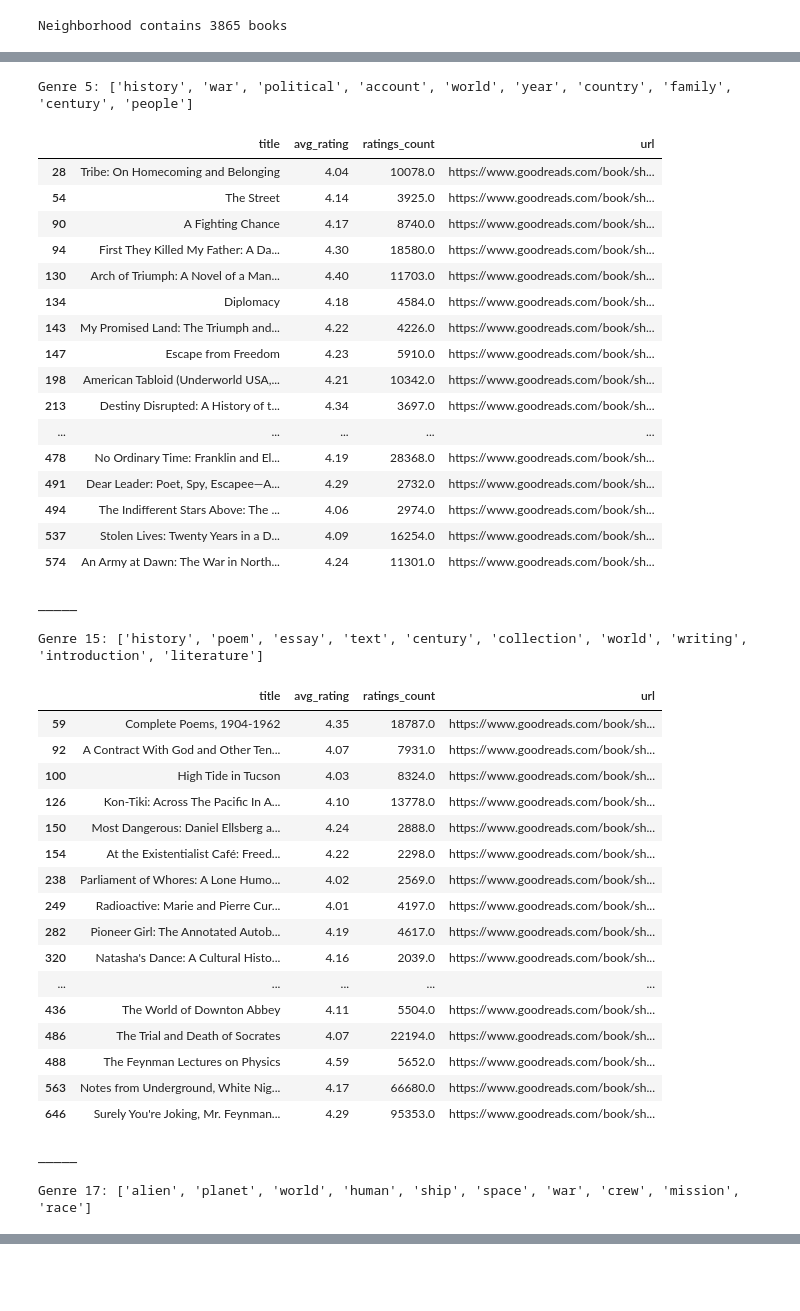
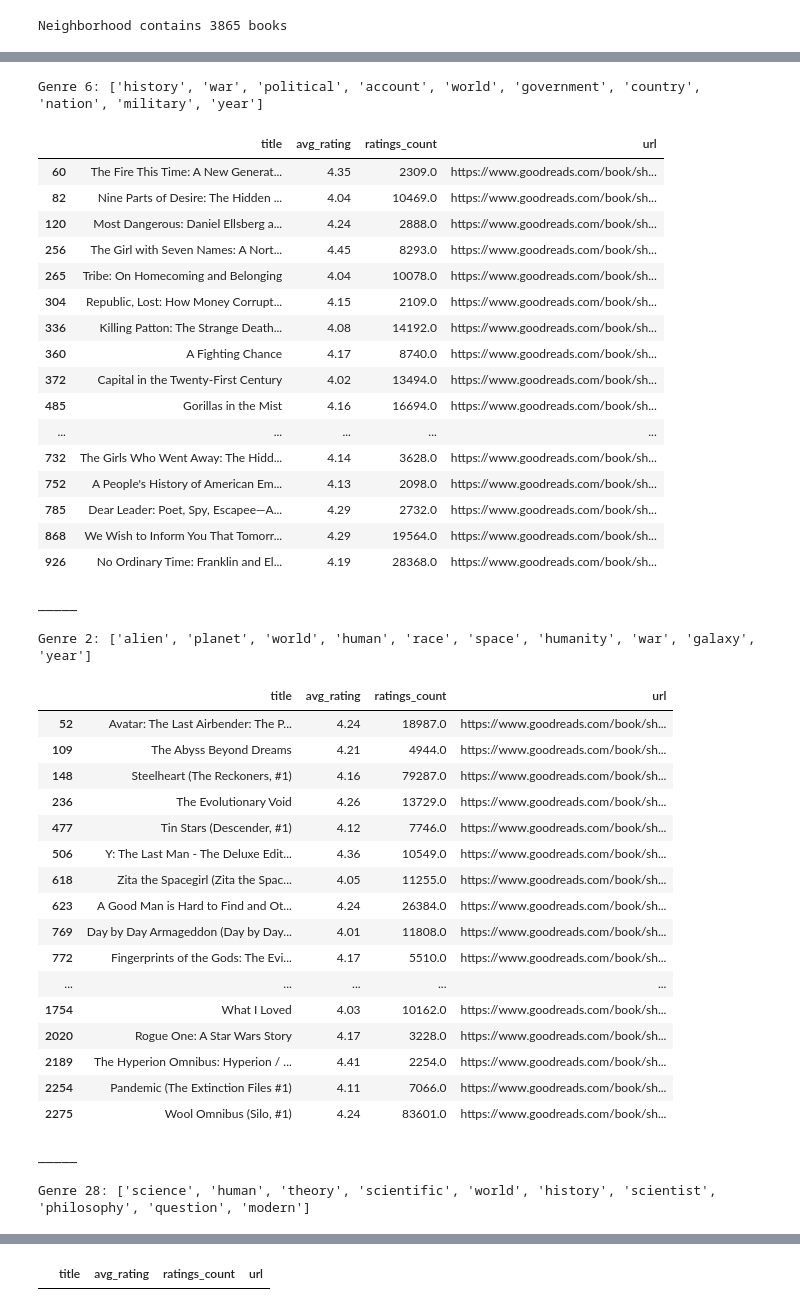
Before and after one commit to mraottth/projects, a Jupyter notebook: Goodreads Book Recommender/02_book_recommender.ipynb, the cells around one changed output, grey strips where cells are left out. Saved outputs shown, nothing was run; the diff lists cells and outputs as text; code cells hidden in the pictures; blank space fills up the shorter version.

```diff
--- a/Goodreads Book Recommender/02_book_recommender.ipynb
+++ b/Goodreads Book Recommender/02_book_recommender.ipynb
@@ -781,11 +783,11 @@ def matrix_factorization(R, k_components=5, steps=4000, lr=0.0002, beta=0.03, de
 # Train model and get predictions
 preds, user_embed, item_embed = matrix_factorization(
                                     R,
-                                    k_components=20,
+                                    k_components=50,
                                     lr=0.009,
-                                    beta=0.04,
+                                    beta=0.05,
                                     decay=True,
-                                    steps=4000,
+                                    steps=6000,
                                     verbose=1
                                 )
 df_preds_GD = pd.DataFrame(preds, columns=gd_neighborhood_book_index, index=gd_neighborhood_index)\
@@ -822,57 +826,57 @@ top_preds_GD[["title","avg_rating","predicted_rating","ratings_count","year","ur
 # %%
 # Highest rated books by each of the top genres
 show_top_recs_by_genre(
     target_user_ratings,
     gd_neighborhoodhood_ratings,
     preds=top_preds_GD,
     how="MF",
     whose_genres="target",
-    n_genres=5,
+    n_genres=10,
     min_score=4.0,
     min_ratings=2000,
     n_recs=20,
     write_to_excel=False
 )
 # %% [output]
-Genre 5: ['history', 'war', 'political', 'account', 'world', 'year', 'country', 'family', 'century', 'people']
+Genre 6: ['history', 'war', 'political', 'account', 'world', 'government', 'country', 'nation', 'military', 'year']
 |  | title | avg_rating | ratings_count | url |
-| 28 | Tribe: On Homecoming and Belonging | 4.04 | 10078.0 | https://www.goodreads.com/book/sh... |
-| 54 | The Street | 4.14 | 3925.0 | https://www.goodreads.com/book/sh... |
-| 90 | A Fighting Chance | 4.17 | 8740.0 | https://www.goodreads.com/book/sh... |
-| 94 | First They Killed My Father: A Da... | 4.30 | 18580.0 | https://www.goodreads.com/book/sh... |
-| 130 | Arch of Triumph: A Novel of a Man... | 4.40 | 11703.0 | https://www.goodreads.com/book/sh... |
-| 134 | Diplomacy | 4.18 | 4584.0 | https://www.goodreads.com/book/sh... |
-| 143 | My Promised Land: The Triumph and... | 4.22 | 4226.0 | https://www.goodreads.com/book/sh... |
-| 147 | Escape from Freedom | 4.23 | 5910.0 | https://www.goodreads.com/book/sh... |
-| 198 | American Tabloid (Underworld USA,... | 4.21 | 10342.0 | https://www.goodreads.com/book/sh... |
-| 213 | Destiny Disrupted: A History of t... | 4.34 | 3697.0 | https://www.goodreads.com/book/sh... |
+| 60 | The Fire This Time: A New Generat... | 4.35 | 2309.0 | https://www.goodreads.com/book/sh... |
+| 82 | Nine Parts of Desire: The Hidden ... | 4.04 | 10469.0 | https://www.goodreads.com/book/sh... |
+| 120 | Most Dangerous: Daniel Ellsberg a... | 4.24 | 2888.0 | https://www.goodreads.com/book/sh... |
+| 256 | The Girl with Seven Names: A Nort... | 4.45 | 8293.0 | https://www.goodreads.com/book/sh... |
+| 265 | Tribe: On Homecoming and Belonging | 4.04 | 10078.0 | https://www.goodreads.com/book/sh... |
+| 304 | Republic, Lost: How Money Corrupt... | 4.15 | 2109.0 | https://www.goodreads.com/book/sh... |
+| 336 | Killing Patton: The Strange Death... | 4.08 | 14192.0 | https://www.goodreads.com/book/sh... |
+| 360 | A Fighting Chance | 4.17 | 8740.0 | https://www.goodreads.com/book/sh... |
+| 372 | Capital in the Twenty-First Century | 4.02 | 13494.0 | https://www.goodreads.com/book/sh... |
+| 485 | Gorillas in the Mist | 4.16 | 16694.0 | https://www.goodreads.com/book/sh... |
 | ... | ... | ... | ... | ... |
-| 478 | No Ordinary Time: Franklin and El... | 4.19 | 28368.0 | https://www.goodreads.com/book/sh... |
-| 491 | Dear Leader: Poet, Spy, Escapee—A... | 4.29 | 2732.0 | https://www.goodreads.com/book/sh... |
-| 494 | The Indifferent Stars Above: The ... | 4.06 | 2974.0 | https://www.goodreads.com/book/sh... |
-| 537 | Stolen Lives: Twenty Years in a D... | 4.09 | 16254.0 | https://www.goodreads.com/book/sh... |
-| 574 | An Army at Dawn: The War in North... | 4.24 | 11301.0 | https://www.goodreads.com/book/sh... |
+| 732 | The Girls Who Went Away: The Hidd... | 4.14 | 3628.0 | https://www.goodreads.com/book/sh... |
+| 752 | A People's History of American Em... | 4.13 | 2098.0 | https://www.goodreads.com/book/sh... |
+| 785 | Dear Leader: Poet, Spy, Escapee—A... | 4.29 | 2732.0 | https://www.goodreads.com/book/sh... |
+| 868 | We Wish to Inform You That Tomorr... | 4.29 | 19564.0 | https://www.goodreads.com/book/sh... |
+| 926 | No Ordinary Time: Franklin and El... | 4.19 | 28368.0 | https://www.goodreads.com/book/sh... |
 _____
 
-Genre 15: ['history', 'poem', 'essay', 'text', 'century', 'collection', 'world', 'writing', 'introduction', 'literature']
+Genre 2: ['alien', 'planet', 'world', 'human', 'race', 'space', 'humanity', 'war', 'galaxy', 'year']
 |  | title | avg_rating | ratings_count | url |
-| 59 | Complete Poems, 1904-1962 | 4.35 | 18787.0 | https://www.goodreads.com/book/sh... |
-| 92 | A Contract With God and Other Ten... | 4.07 | 7931.0 | https://www.goodreads.com/book/sh... |
-| 100 | High Tide in Tucson | 4.03 | 8324.0 | https://www.goodreads.com/book/sh... |
-| 126 | Kon-Tiki: Across The Pacific In A... | 4.10 | 13778.0 | https://www.goodreads.com/book/sh... |
-| 150 | Most Dangerous: Daniel Ellsberg a... | 4.24 | 2888.0 | https://www.goodreads.com/book/sh... |
-| 154 | At the Existentialist Café: Freed... | 4.22 | 2298.0 | https://www.goodreads.com/book/sh... |
-| 238 | Parliament of Whores: A Lone Humo... | 4.02 | 2569.0 | https://www.goodreads.com/book/sh... |
-| 249 | Radioactive: Marie and Pierre Cur... | 4.01 | 4197.0 | https://www.goodreads.com/book/sh... |
-| 282 | Pioneer Girl: The Annotated Autob... | 4.19 | 4617.0 | https://www.goodreads.com/book/sh... |
-| 320 | Natasha's Dance: A Cultural Histo... | 4.16 | 2039.0 | https://www.goodreads.com/book/sh... |
+| 52 | Avatar: The Last Airbender: The P... | 4.24 | 18987.0 | https://www.goodreads.com/book/sh... |
+| 109 | The Abyss Beyond Dreams | 4.21 | 4944.0 | https://www.goodreads.com/book/sh... |
+| 148 | Steelheart (The Reckoners, #1) | 4.16 | 79287.0 | https://www.goodreads.com/book/sh... |
+| 236 | The Evolutionary Void | 4.26 | 13729.0 | https://www.goodreads.com/book/sh... |
+| 477 | Tin Stars (Descender, #1) | 4.12 | 7746.0 | https://www.goodreads.com/book/sh... |
+| 506 | Y: The Last Man - The Deluxe Edit... | 4.36 | 10549.0 | https://www.goodreads.com/book/sh... |
+| 618 | Zita the Spacegirl (Zita the Spac... | 4.05 | 11255.0 | https://www.goodreads.com/book/sh... |
+| 623 | A Good Man is Hard to Find and Ot... | 4.24 | 26384.0 | https://www.goodreads.com/book/sh... |
+| 769 | Day by Day Armageddon (Day by Day... | 4.01 | 11808.0 | https://www.goodreads.com/book/sh... |
+| 772 | Fingerprints of the Gods: The Evi... | 4.17 | 5510.0 | https://www.goodreads.com/book/sh... |
 | ... | ... | ... | ... | ... |
-| 436 | The World of Downton Abbey | 4.11 | 5504.0 | https://www.goodreads.com/book/sh... |
-| 486 | The Trial and Death of Socrates | 4.07 | 22194.0 | https://www.goodreads.com/book/sh... |
-| 488 | The Feynman Lectures on Physics | 4.59 | 5652.0 | https://www.goodreads.com/book/sh... |
-| 563 | Notes from Underground, White Nig... | 4.17 | 66680.0 | https://www.goodreads.com/book/sh... |
-| 646 | Surely You're Joking, Mr. Feynman... | 4.29 | 95353.0 | https://www.goodreads.com/book/sh... |
+| 1754 | What I Loved | 4.03 | 10162.0 | https://www.goodreads.com/book/sh... |
+| 2020 | Rogue One: A Star Wars Story | 4.17 | 3228.0 | https://www.goodreads.com/book/sh... |
+| 2189 | The Hyperion Omnibus: Hyperion / ... | 4.41 | 2254.0 | https://www.goodreads.com/book/sh... |
+| 2254 | Pandemic (The Extinction Files #1) | 4.11 | 7066.0 | https://www.goodreads.com/book/sh... |
+| 2275 | Wool Omnibus (Silo, #1) | 4.24 | 83601.0 | https://www.goodreads.com/book/sh... |
 _____
 
-Genre 17: ['alien', 'planet', 'world', 'human', 'ship', 'space', 'war', 'crew', 'mission', 'race']
+Genre 28: ['science', 'human', 'theory', 'scientific', 'world', 'history', 'scientist', 'philosophy', 'question', 'modern']
 |  | title | avg_rating | ratings_count | url |
@@ -935,0 +942 @@ _____
+|  | title | avg_rating | ratings_count | url |
```
Also changed, not shown: parts of 8 cells of this notebook, 3 other files.
